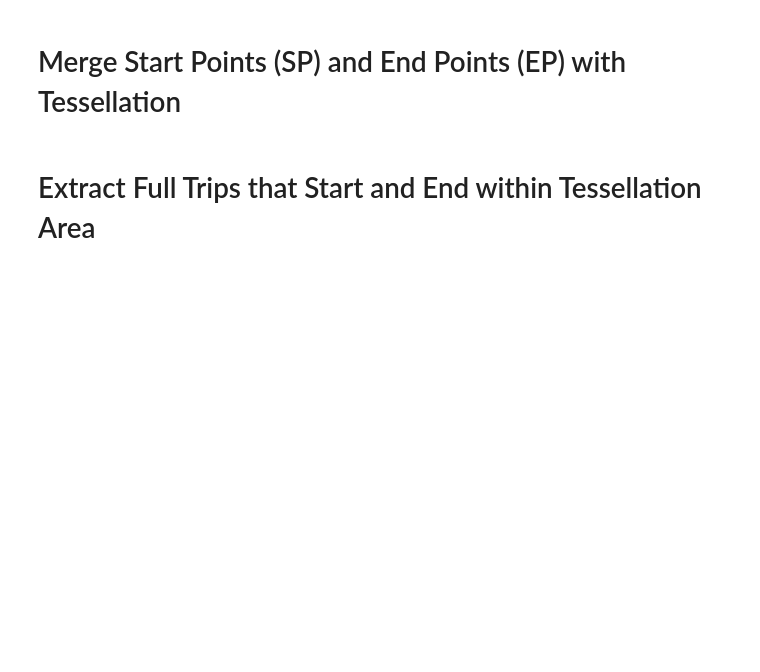
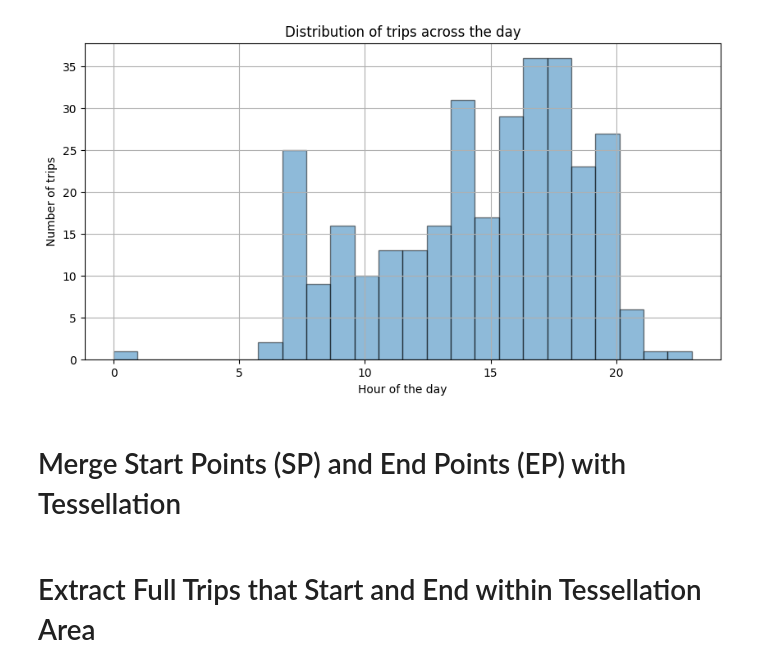
Before and after one commit to benediktstroebl/Master-Thesis, a Jupyter notebook: Geolife/attack_geolife.ipynb, the cells around one changed output. Drawn from its saved outputs; the diff is of its cells as text; code cells hidden in the pictures; blank space fills up the shorter version.

```diff
--- a/Geolife/attack_geolife.ipynb
+++ b/Geolife/attack_geolife.ipynb
@@ -28,3 +118,8 @@ raw_full_trip_gdf, raw_trip_sp_gdf, raw_trip_ep_gdf = attack.select_n_random_use
+# %%
+# plot hour of day distribution of TRIP_START
+attack.plot_hour_of_day_distribution(raw_full_trip_gdf)
+# %% [output]
+[figure, added]
 # %% [markdown]
 # Merge Start Points (SP) and End Points (EP) with Tessellation
 # %%
```
Also changed, not shown: parts of 23 cells of this notebook, 3 other files.
